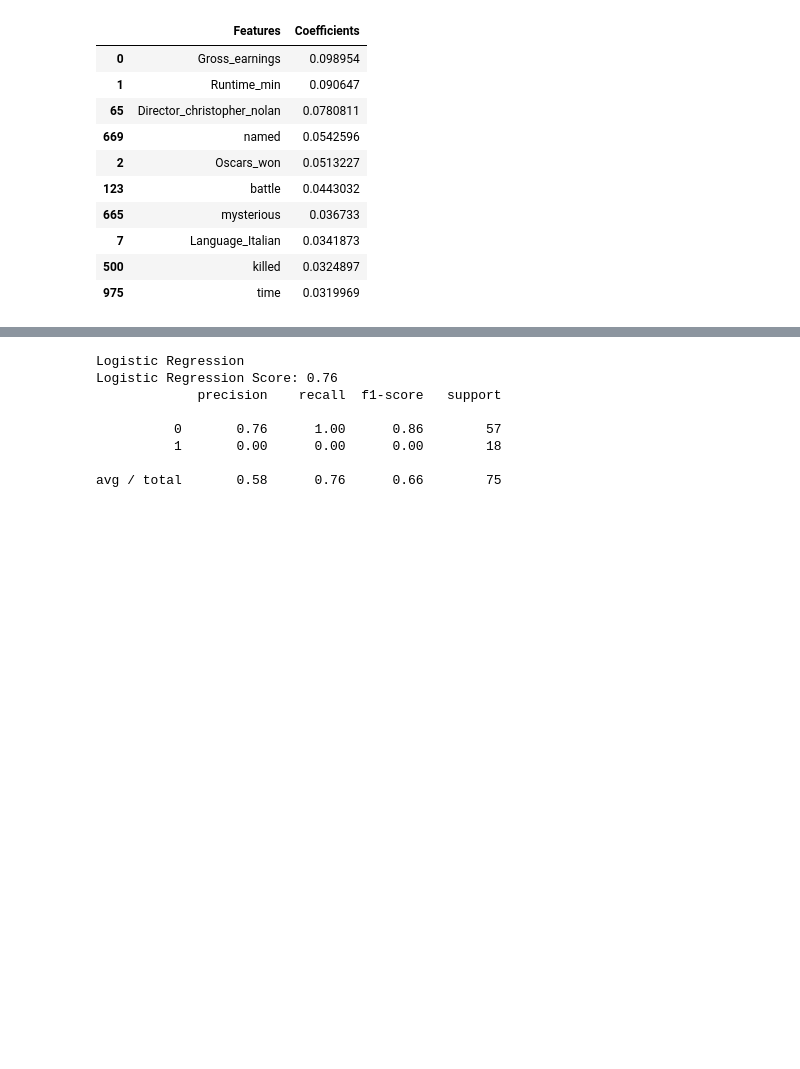
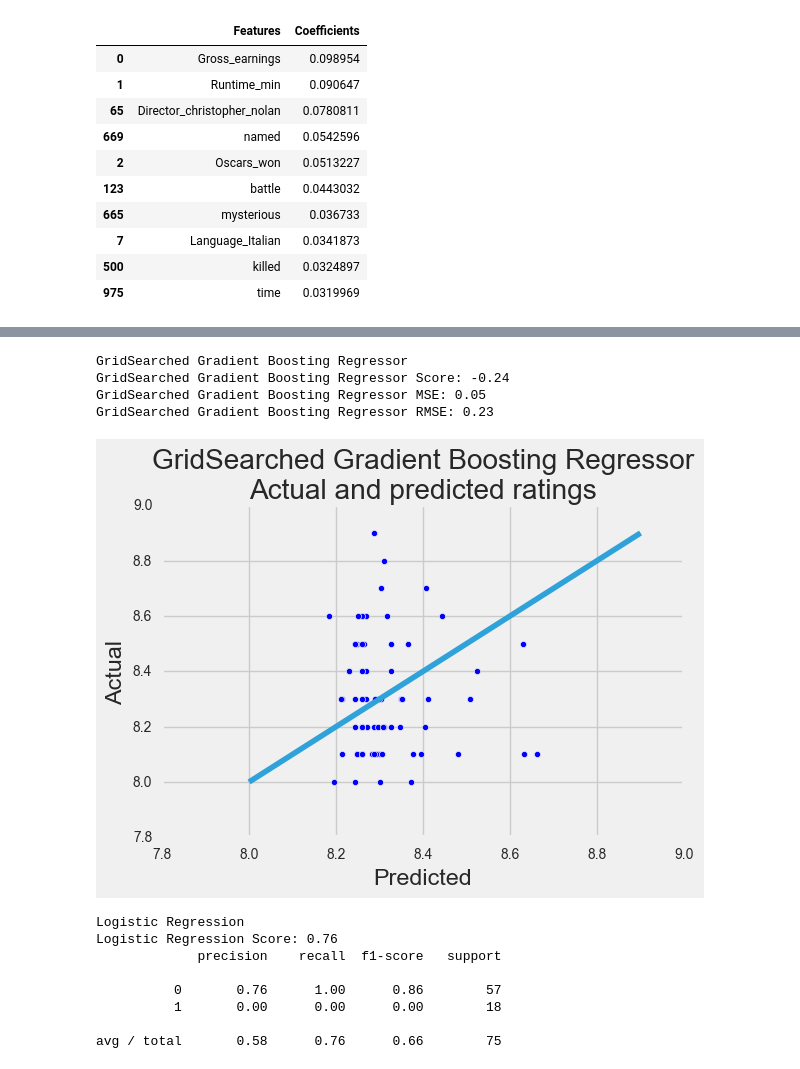
Before and after one commit to spockl/ga-dsi-1, a Jupyter notebook: projects/projects-weekly/project-06/project-6-jocelyn-ong.ipynb, the cells around one changed output, grey strips where cells are left out. Drawn from its saved outputs; the diff is of its cells as text; code cells hidden in the pictures; blank space fills up the shorter version.

```diff
--- a/projects/projects-weekly/project-06/project-6-jocelyn-ong.ipynb
+++ b/projects/projects-weekly/project-06/project-6-jocelyn-ong.ipynb
@@ -985,3 +1043,13 @@ gbc3_feat_imp.sort_values(by="Coefficients", ascending=False).head(10)
+# %%
+_ = evaluate_model(model_selection.GridSearchCV(ensemble.GradientBoostingRegressor(random_state=1),
+                                  {"n_estimators": np.arange(50,100,10)},
+                                  cv=5), "GridSearched Gradient Boosting Regressor", X=df4[features3])
+# %% [output]
+GridSearched Gradient Boosting Regressor
+GridSearched Gradient Boosting Regressor Score: -0.24
+GridSearched Gradient Boosting Regressor MSE: 0.05
+GridSearched Gradient Boosting Regressor RMSE: 0.23
+[figure, added]
 # %%
 logreg, logreg_conmat, X, y = evaluate_model(linear_model.LogisticRegressionCV(cv=3),
                                                                          "Logistic Regression", mtype="c", X=df4[features])
```
Also changed, not shown: parts of 8 cells of this notebook, 6 other files.
